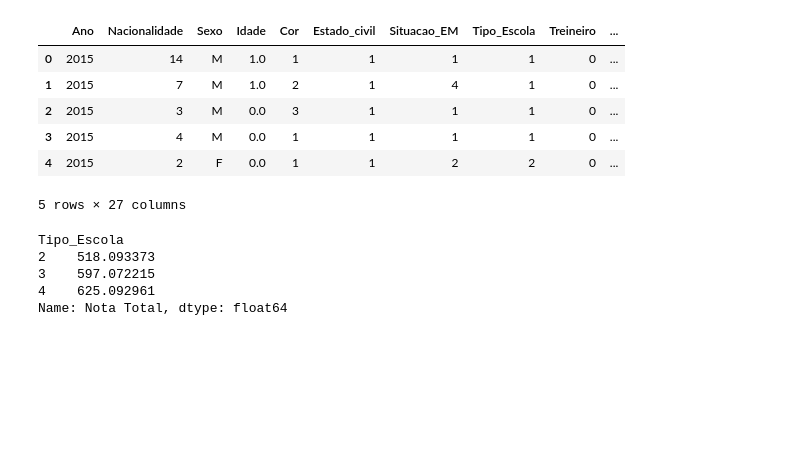
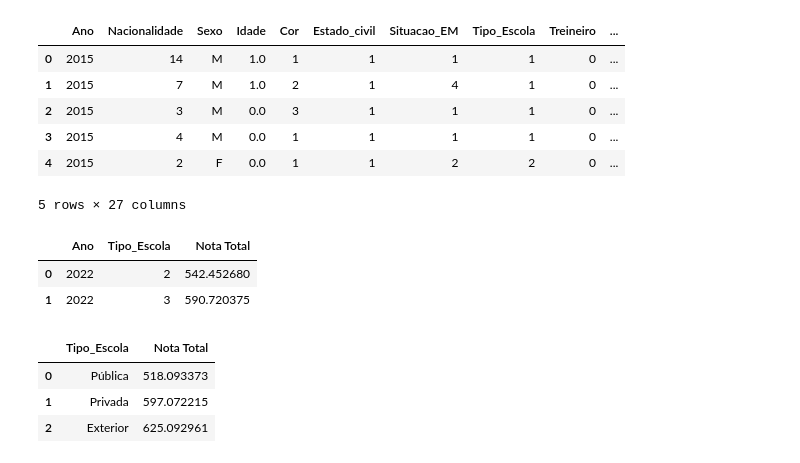
Before and after one commit to LiamFer/ENEM-Analysis, a Jupyter notebook: main_analysis.ipynb, the cells around one changed output. Cells and saved outputs as stored; diff of their text form; code cells hidden in the pictures; blank space fills up the shorter version.

Commit message:
Reduzindo o Tamanho do Dataframe

```diff
--- a/main_analysis.ipynb
+++ b/main_analysis.ipynb
@@ -490,10 +490,10 @@ enem.head()
 | 4 | 2015 | 2 | F | 0.0 | 1 | 1 | 2 | 2 | 0 | ... |
 5 rows × 27 columns
 # %%
-enem.loc[enem.Municipio == "Vinhedo"].groupby("Tipo_Escola")["Nota Total"].mean()
+a = pd.DataFrame(enem.loc[(enem.Municipio == "Vinhedo") & (enem.Ano == 2022)].groupby(["Ano",'Tipo_Escola'])["Nota Total"].mean()).reset_index()
-# %% [output]
-Tipo_Escola
-2    518.093373
-3    597.072215
-4    625.092961
-Name: Nota Total, dtype: float64
+# %%
+a
+# %% [output]
+|  | Ano | Tipo_Escola | Nota Total |
+| 0 | 2022 | 2 | 542.452680 |
+| 1 | 2022 | 3 | 590.720375 |
@@ -499,0 +502,7 @@ Name: Nota Total, dtype: float64
+# %%
+a
+# %% [output]
+|  | Tipo_Escola | Nota Total |
+| 0 | Pública | 518.093373 |
+| 1 | Privada | 597.072215 |
+| 2 | Exterior | 625.092961 |
```
Also changed, not shown: parts of 1 cell of this notebook, 1 other file.
